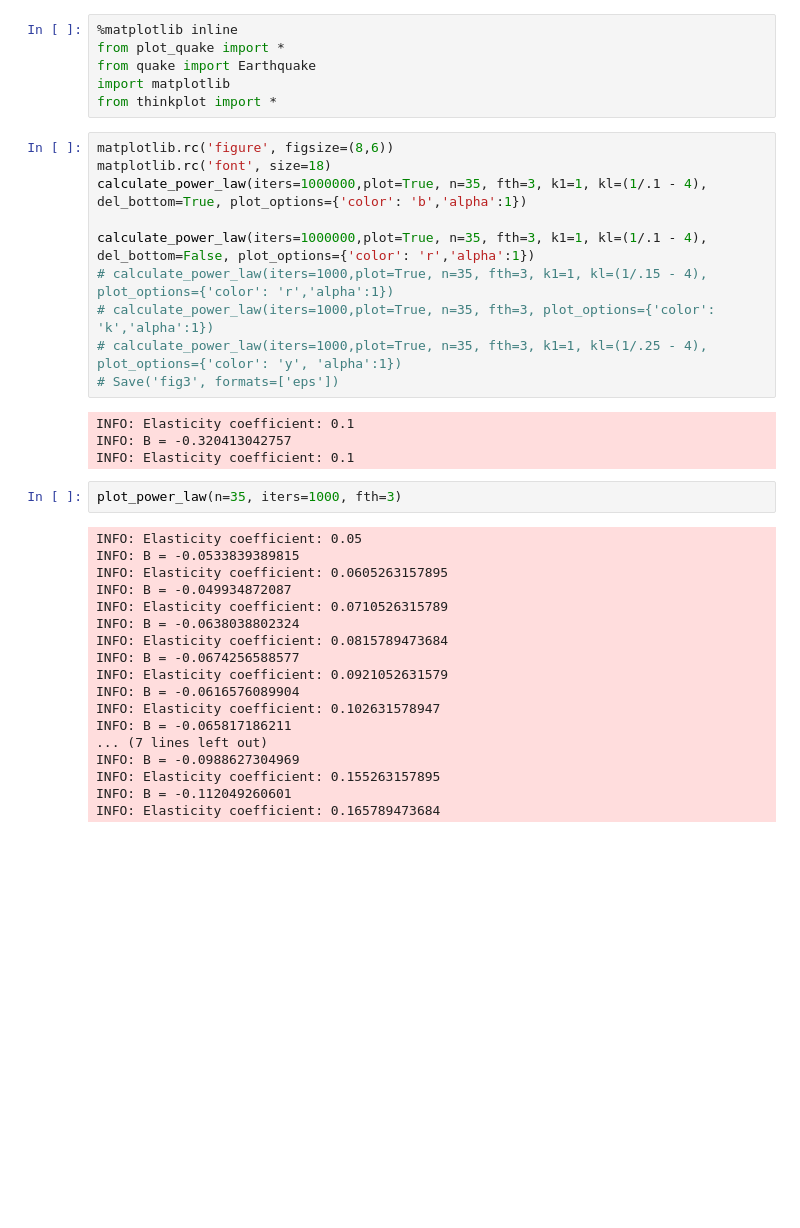
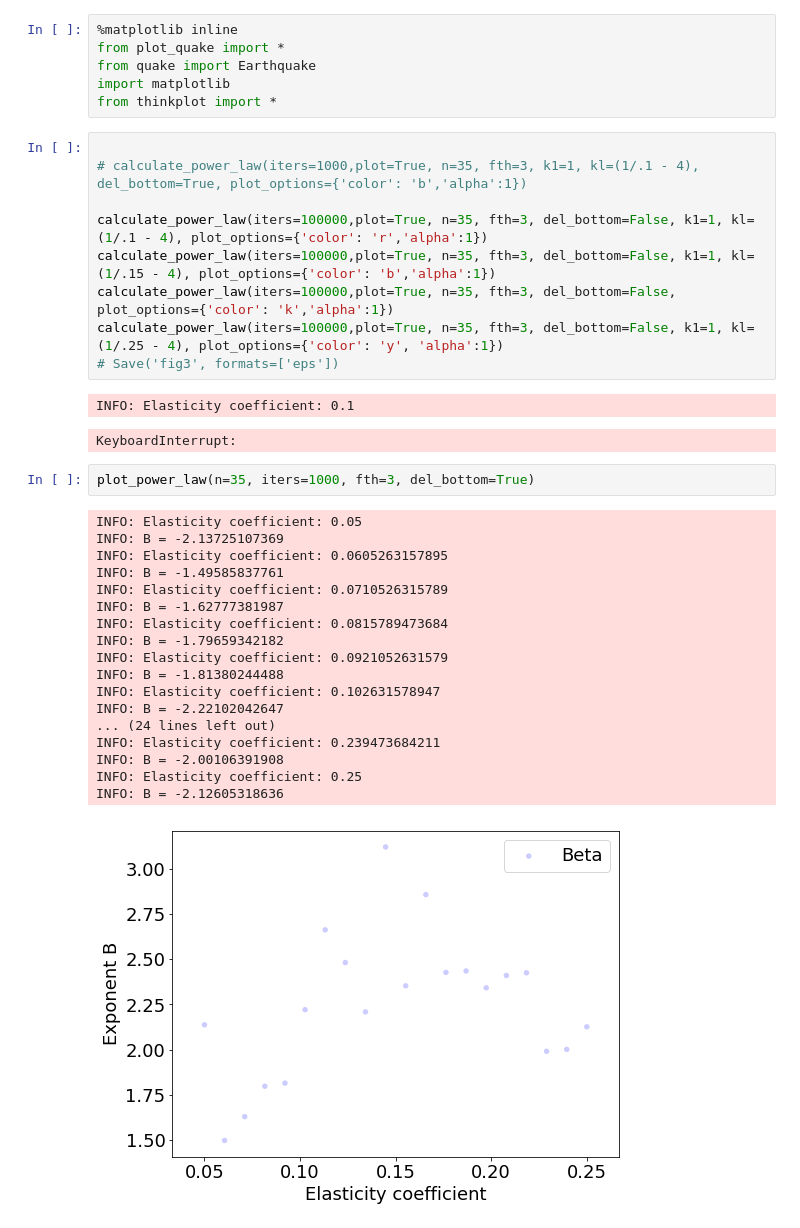
Before and after one commit to mpbrucker/ComplexityProject2, a Jupyter notebook: code/visualize_quake.ipynb, the cells around one changed output. Drawn from its saved outputs; the diff is of its cells as text; blank space fills up the shorter version.

Commit message:
Adding more figures.

```diff
--- a/code/visualize_quake.ipynb
+++ b/code/visualize_quake.ipynb
@@ -23,39 +23,38 @@ from quake import Earthquake
 import matplotlib
 from thinkplot import *
 # %%
-matplotlib.rc('figure', figsize=(8,6))
-matplotlib.rc('font', size=18)
-calculate_power_law(iters=1000000,plot=True, n=35, fth=3, k1=1, kl=(1/.1 - 4), del_bottom=True, plot_options={'color': 'b','alpha':1})
 
-calculate_power_law(iters=1000000,plot=True, n=35, fth=3, k1=1, kl=(1/.1 - 4), del_bottom=False, plot_options={'color': 'r','alpha':1})
-# calculate_power_law(iters=1000,plot=True, n=35, fth=3, k1=1, kl=(1/.15 - 4), plot_options={'color': 'r','alpha':1})
-# calculate_power_law(iters=1000,plot=True, n=35, fth=3, plot_options={'color': 'k','alpha':1})
-# calculate_power_law(iters=1000,plot=True, n=35, fth=3, k1=1, kl=(1/.25 - 4), plot_options={'color': 'y', 'alpha':1})
+# calculate_power_law(iters=1000,plot=True, n=35, fth=3, k1=1, kl=(1/.1 - 4), del_bottom=True, plot_options={'color': 'b','alpha':1})
+
+calculate_power_law(iters=100000,plot=True, n=35, fth=3, del_bottom=False, k1=1, kl=(1/.1 - 4), plot_options={'color': 'r','alpha':1})
+calculate_power_law(iters=100000,plot=True, n=35, fth=3, del_bottom=False, k1=1, kl=(1/.15 - 4), plot_options={'color': 'b','alpha':1})
+calculate_power_law(iters=100000,plot=True, n=35, fth=3, del_bottom=False, plot_options={'color': 'k','alpha':1})
+calculate_power_law(iters=100000,plot=True, n=35, fth=3, del_bottom=False, k1=1, kl=(1/.25 - 4), plot_options={'color': 'y', 'alpha':1})
 # Save('fig3', formats=['eps'])
 # %% [output]
 INFO: Elasticity coefficient: 0.1
-INFO: B = -0.320413042757
-INFO: Elasticity coefficient: 0.1
+KeyboardInterrupt:
 # %%
-plot_power_law(n=35, iters=1000, fth=3)
+plot_power_law(n=35, iters=1000, fth=3, del_bottom=True)
 # %% [output]
 INFO: Elasticity coefficient: 0.05
-INFO: B = -0.0533839389815
+INFO: B = -2.13725107369
 INFO: Elasticity coefficient: 0.0605263157895
-INFO: B = -0.049934872087
+INFO: B = -1.49585837761
 INFO: Elasticity coefficient: 0.0710526315789
-INFO: B = -0.0638038802324
+INFO: B = -1.62777381987
 INFO: Elasticity coefficient: 0.0815789473684
-INFO: B = -0.0674256588577
+INFO: B = -1.79659342182
 INFO: Elasticity coefficient: 0.0921052631579
-INFO: B = -0.0616576089904
+INFO: B = -1.81380244488
 INFO: Elasticity coefficient: 0.102631578947
-INFO: B = -0.065817186211
-... (7 lines left out)
-INFO: B = -0.0988627304969
-INFO: Elasticity coefficient: 0.155263157895
-INFO: B = -0.112049260601
-INFO: Elasticity coefficient: 0.165789473684
+INFO: B = -2.22102042647
+... (24 lines left out)
+INFO: Elasticity coefficient: 0.239473684211
+INFO: B = -2.00106391908
+INFO: Elasticity coefficient: 0.25
+INFO: B = -2.12605318636
+[figure, added]
 # %%
 plot_frequency(iters=10000, plot=True, n=35)
 # %% [output]
```
Also changed, not shown: parts of 3 cells of this notebook, 5 other files.
